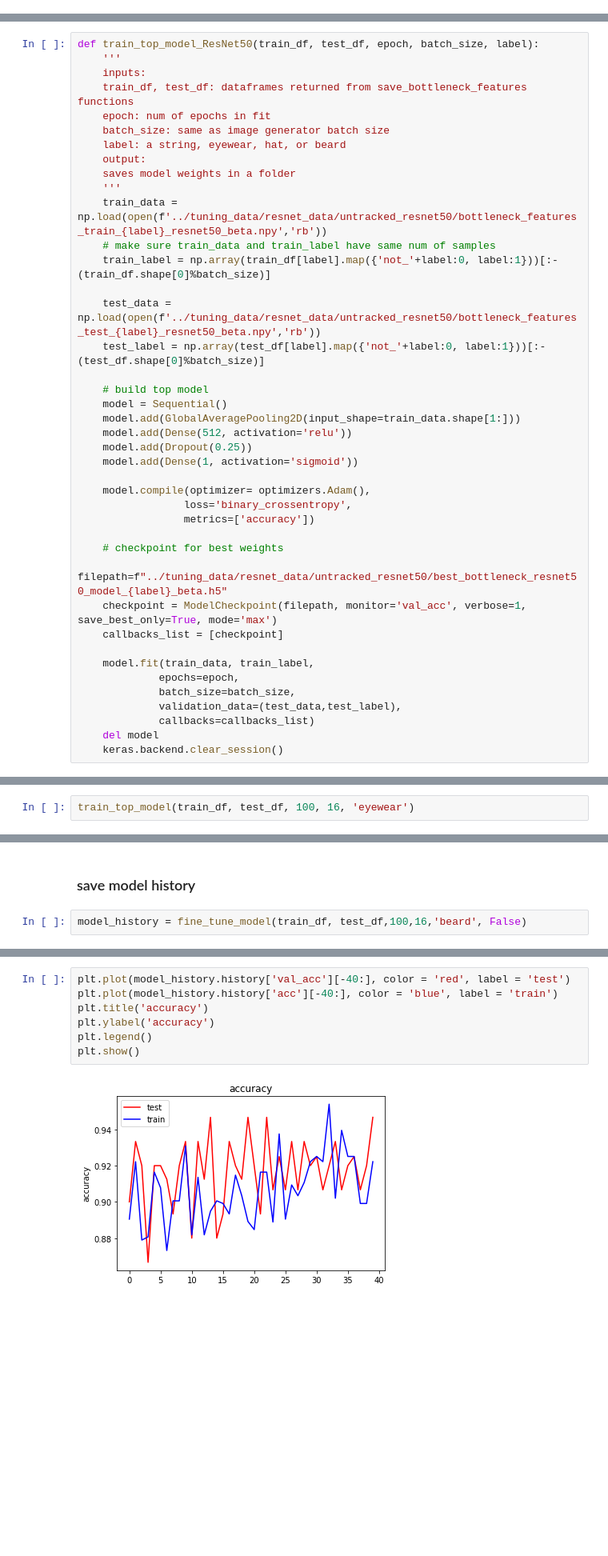
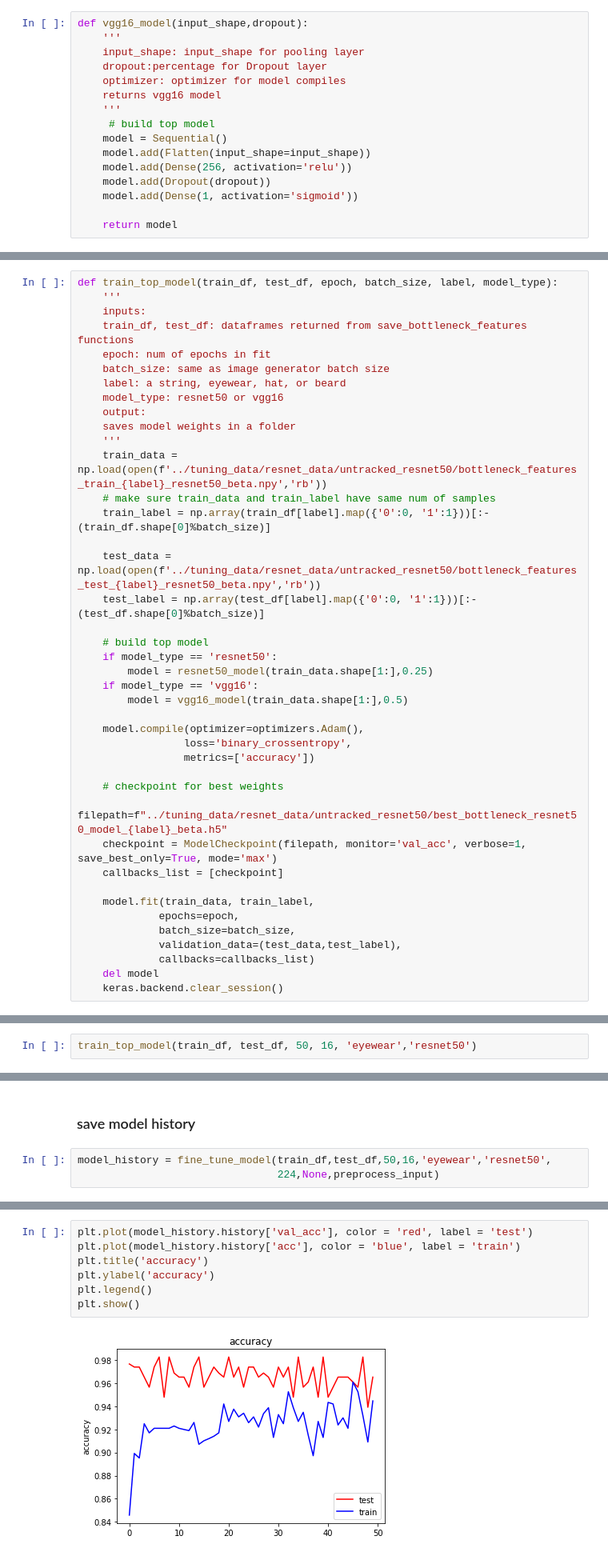
Before and after one commit to mzhou356/img2recommender, a Jupyter notebook: notebooks/Generic_Model_Tuning.ipynb, the cells around one changed output, grey strips where cells are left out. Shown at 80% size. Saved outputs shown, nothing was run; the diff lists cells and outputs as text; blank space fills up the shorter version.

Commit message:
modularize and test resnet50beta

```diff
--- a/notebooks/Generic_Model_Tuning.ipynb
+++ b/notebooks/Generic_Model_Tuning.ipynb
@@ -238,31 +273,47 @@ save_bottleneck_features(df,'eyewear',16,ResNet50,preprocess_input,
+# %%
+def vgg16_model(input_shape,dropout):
+    '''
+    input_shape: input_shape for pooling layer
+    dropout:percentage for Dropout layer
+    optimizer: optimizer for model compiles
+    returns vgg16 model
+    '''
+     # build top model
+    model = Sequential()
+    model.add(Flatten(input_shape=input_shape))
+    model.add(Dense(256, activation='relu'))
+    model.add(Dropout(dropout))
+    model.add(Dense(1, activation='sigmoid'))
+
+    return model
 # %% [markdown]
 ### Quick tuning of top models
 # %%
-def train_top_model_ResNet50(train_df, test_df, epoch, batch_size, label):
+def train_top_model(train_df, test_df, epoch, batch_size, label, model_type):
     '''
     inputs:
     train_df, test_df: dataframes returned from save_bottleneck_features functions
     epoch: num of epochs in fit
     batch_size: same as image generator batch size
     label: a string, eyewear, hat, or beard
+    model_type: resnet50 or vgg16
     output:
     saves model weights in a folder
     '''
     train_data = np.load(open(f'../tuning_data/resnet_data/untracked_resnet50/bottleneck_features_train_{label}_resnet50_beta.npy','rb'))
     # make sure train_data and train_label have same num of samples
-    train_label = np.array(train_df[label].map({'not_'+label:0, label:1}))[:-(train_df.shape[0]%batch_size)]
+    train_label = np.array(train_df[label].map({'0':0, '1':1}))[:-(train_df.shape[0]%batch_size)]
 
     test_data = np.load(open(f'../tuning_data/resnet_data/untracked_resnet50/bottleneck_features_test_{label}_resnet50_beta.npy','rb'))
-    test_label = np.array(test_df[label].map({'not_'+label:0, label:1}))[:-(test_df.shape[0]%batch_size)]
+    test_label = np.array(test_df[label].map({'0':0, '1':1}))[:-(test_df.shape[0]%batch_size)]
 
     # build top model
-    model = Sequential()
-    model.add(GlobalAveragePooling2D(input_shape=train_data.shape[1:]))
-    model.add(Dense(512, activation='relu'))
-    model.add(Dropout(0.25))
-    model.add(Dense(1, activation='sigmoid'))
+    if model_type == 'resnet50':
+        model = resnet50_model(train_data.shape[1:],0.25)
+    if model_type == 'vgg16':
+        model = vgg16_model(train_data.shape[1:],0.5)
 
-    model.compile(optimizer= optimizers.Adam(),
+    model.compile(optimizer=optimizers.Adam(),
                  loss='binary_crossentropy',
                  metrics=['accuracy'])
 
@@ -281,4 +332,4 @@ def train_top_model_ResNet50(train_df, test_df, epoch, batch_size, label):
 # %% [markdown]
 #### run train_top_model and save results in tuning_data
 # %%
-train_top_model(train_df, test_df, 100, 16, 'eyewear')
+train_top_model(train_df, test_df, 50, 16, 'eyewear','resnet50')
@@ -361,5 +425,6 @@ def fine_tune_model(train_df, test_df,epoch, batch_size,label, print_model = Tru
 # %% [markdown]
 ### save model history
 # %%
-model_history = fine_tune_model(train_df, test_df,100,16,'beard', False)
+model_history = fine_tune_model(train_df,test_df,50,16,'eyewear','resnet50',
+                                224,None,preprocess_input)
 # %% [output]
@@ -401,10 +466,10 @@ lowest train loss: 0.22229859164194002
 # %%
-plt.plot(model_history.history['val_acc'][-40:], color = 'red', label = 'test')
-plt.plot(model_history.history['acc'][-40:], color = 'blue', label = 'train')
+plt.plot(model_history.history['val_acc'], color = 'red', label = 'test')
+plt.plot(model_history.history['acc'], color = 'blue', label = 'train')
 plt.title('accuracy')
 plt.ylabel('accuracy')
 plt.legend()
 plt.show()
 # %% [output]
-[figure, old version]
+[figure, new version]
 # %%
```
Also changed, not shown: parts of 18 cells of this notebook, 1 other file.
